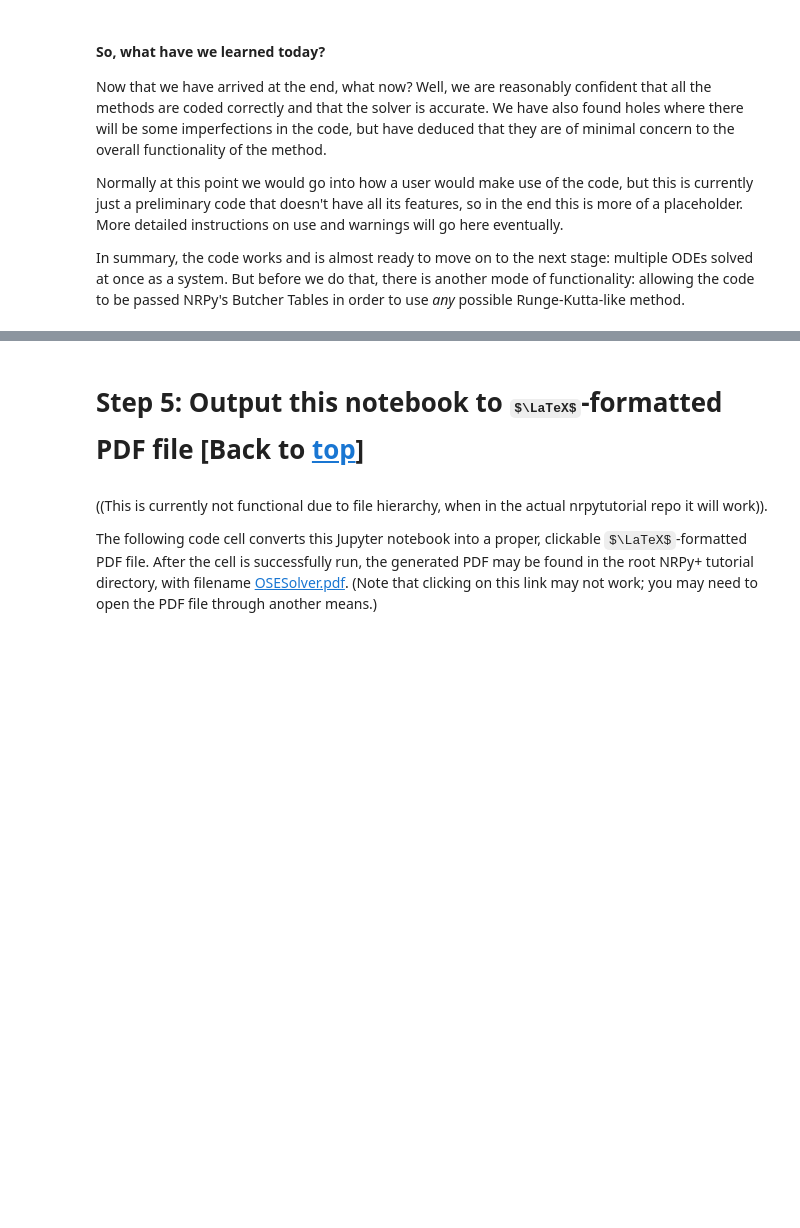
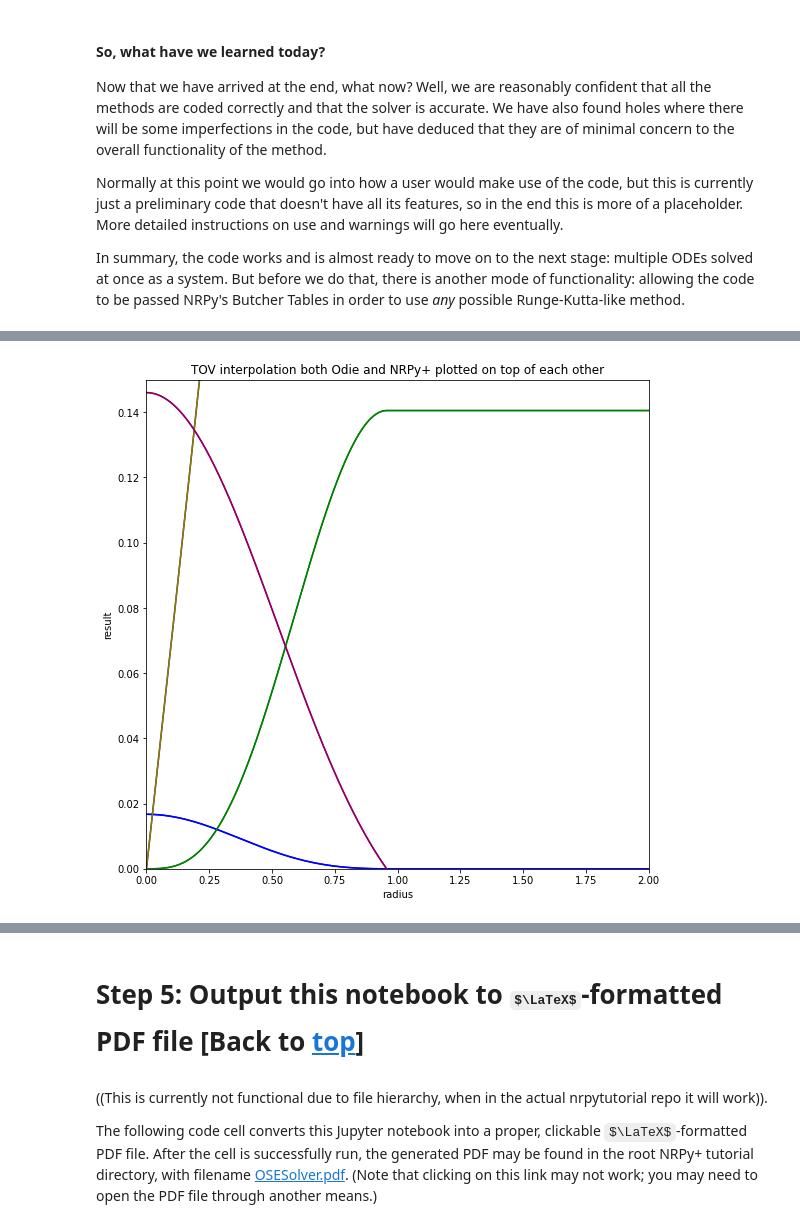
Before and after one commit to GMBlackjack/ODESolver, a Jupyter notebook: ODESolverV2.ipynb, the cells around one changed output, grey strips where cells are left out. Saved outputs shown, nothing was run; the diff lists cells and outputs as text; code cells hidden in the pictures; some formulas as TeX source; blank space fills up the shorter version.

```diff
--- a/ODESolverV2.ipynb
+++ b/ODESolverV2.ipynb
@@ -1338,0 +1452,99 @@ fig.set_size_inches(9,9)
+# %%
+#Testing Box
+
+#plotting code adapated from NRPy "Solving the Scalar Wave Equation"
+import matplotlib.pyplot as plt
+
+positionList = []
+calculatedList0 = []
+calculatedList1 = []
+calculatedList2 = []
+calculatedList3 = []
+
+
+# csv file interface from https://www.dataquest.io/blog/read-file-python/
+import csv
+import sys
+# https://stackoverflow.com/questions/2753254/how-to-open-a-file-in-the-parent-directory-in-python-in-appengine
+# to make sure we get the right file.
+with open(sys.path[0] + '/outputTOVpolytrope.txt') as f:
+    reader = csv.reader(f, delimiter=' ')
+    for row in reader:
+        positionList.append(float(row[0]))
+        calculatedList0.append(float(row[3]))
+        calculatedList1.append(float(row[1]))
+        calculatedList2.append(float(row[4]))
+        calculatedList3.append(float(row[7]))
+
+fig, ax = plt.subplots()
+ax.set_xlabel('radius')
+ax.set_ylabel('result')
+ax.set_title('TOV interpolation both Odie and NRPy+ plotted on top of each other')
+ax.plot(positionList, calculatedList0, color='b')
+
+ax.plot(positionList, calculatedList1, color='r')
+
+ax.plot(positionList, calculatedList2, color='g')
+
+ax.plot(positionList, calculatedList3, color='purple')
+# https://stackoverflow.com/questions/332289/how-do-i-change-the-size-of-figures-drawn-with-matplotlib
+
+plt.xlim(0.0,2)
+plt.ylim(0.0,0.15)
+# setting size was annoying.
+fig.set_size_inches(9,9)
+
+#Testing Box
+
+#plotting code adapated from NRPy "Solving the Scalar Wave Equation"
+import matplotlib.pyplot as plt
+
+apositionList = []
+acalculatedList0 = []
+acalculatedList1 = []
+acalculatedList2 = []
+acalculatedList3 = []
+acalculatedList4 = []
+
+
+# csv file interface from https://www.dataquest.io/blog/read-file-python/
+import csv
+import sys
+# https://stackoverflow.com/questions/2753254/how-to-open-a-file-in-the-parent-directory-in-python-in-appengine
+# to make sure we get the right file.
+with open(sys.path[0] + '/oData.txt') as f:
+    reader = csv.reader(f, delimiter=',')
+    for row in reader:
+        apositionList.append(float(row[1]))
+        acalculatedList0.append(float(row[3]))
+        acalculatedList1.append(float(row[5]))
+        acalculatedList2.append(float(row[7]))
+        acalculatedList3.append(float(row[9]))
+        acalculatedList4.append(float(row[10]))
+
+R_Schw    = 9.566044579232513e-01
+M         = 1.405030336771405e-01
+Rbar_Schw = 1.157461364e+00#8.100085557410308e-01
+
+C = 0.5*(np.sqrt(R_Schw*(R_Schw - 2.0*M)) + R_Schw - M) / Rbar_Schw
+
+ax.plot(apositionList, acalculatedList0, color='b')
+
+# ax.plot(apositionList, acalculatedList1, color='r')
+
+ax.plot(apositionList, acalculatedList2, color='g')
+
+ax.plot(apositionList, np.array(acalculatedList3)*C, color='olive')
+
+ax.plot(apositionList, acalculatedList4, color='purple')
+
+
+
+# ax.plot(apositionList, apositionList, color='k')
+plt.ylim(0,0.15)
+plt.xlim(0,2)
+# https://stackoverflow.com/questions/332289/how-do-i-change-the-size-of-figures-drawn-with-matplotlib
+# setting size was annoying.
+fig.set_size_inches(9,9)
+# %% [output]
+[figure, added]
```
Also changed, not shown: parts of 10 cells of this notebook, 4 other files.
